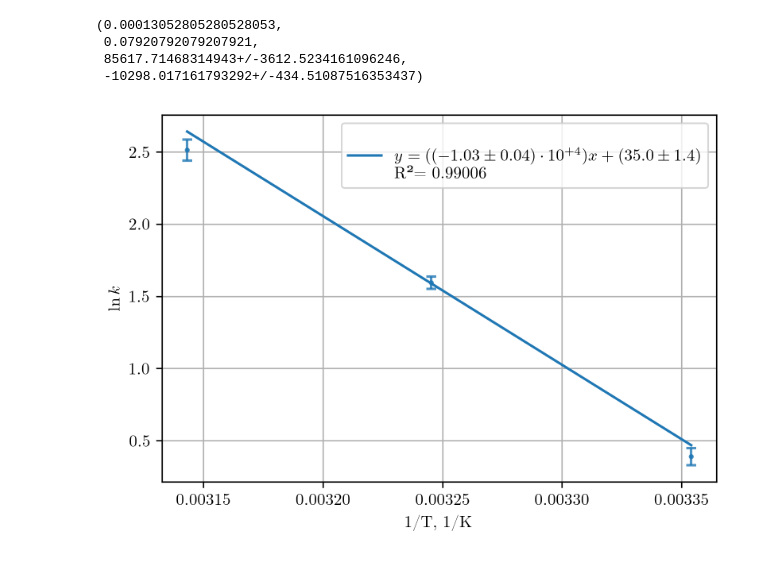
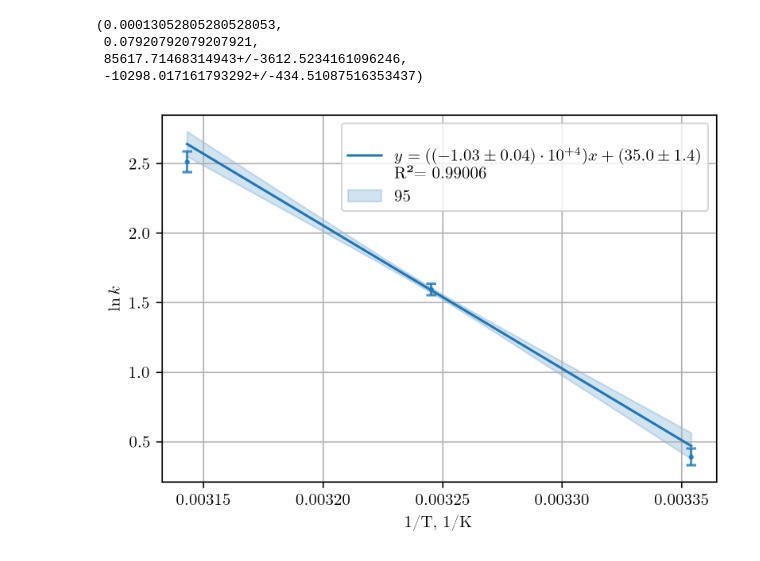
Before and after one commit to yaroslavsavateykin/notebooks, a Jupyter notebook: physha/prak3/prak3.ipynb, the cells around one changed output. Drawn from its saved outputs; the diff is of its cells as text; code cells hidden in the pictures.

```diff
--- a/physha/prak3/prak3.ipynb
+++ b/physha/prak3/prak3.ipynb
@@ -8,13 +8,15 @@ import os
 
 SAVE_DIR = "/home/yaroslav/vzlet_vault/Практикум/Кинетика каталитических реакций/"
 
-def savefig(name, path= "", fig=None, **kwargs):
+def savefig(name, path= "", fig=None, bbox_inches = None, **kwargs):
     os.makedirs(SAVE_DIR, exist_ok=True)
+    if bbox_inches is None:
+        bbox_inches = "tight"
     if fig is None:
         fig = plt.gcf()
     new_path = os.path.join(SAVE_DIR, name)
-    fig.savefig(new_path, **kwargs)
-    fig.savefig(os.path.join(".", path, name), **kwargs)
+    fig.savefig(new_path, bbox_inches = bbox_inches, **kwargs)
+    fig.savefig(os.path.join(".", path, name), bbox_inches = bbox_inches, **kwargs)
     #print(f"Saved: {path}")
 # %%
 
@@ -82,7 +84,7 @@ for i, df in enumerate(dfs):
 
     df2 = df  # [slices[i]]
     reg = UncRegression(df2.t_min, df2.x)
-    reg.plot(ax=ax2, label=f"{temps[i]}$^\\circ$C")
+    reg.plot(ax=ax2, label=f"{temps[i]}$^\\circ$C",show_band=True)
     ax2.set_xlabel("t, мин")
     ax2.set_ylabel("x, M")
 
@@ -96,28 +98,28 @@ savefig("x-t_prak3", fig = fig2, bbox_inches = "tight")
 # %%
 df = {"temp": temps, "r0": r0}
 df = pd.DataFrame(df)
 
 df.temp += 273.15
 df["k"] = df.r0 / (C0_ac * C0_hcl)
 
 df.to_csv("temp-r0_prak3.csv")
 
 reg = UncRegression(1 / df.temp, unc.unumpy.log(df.k))
 
 fig, ax = plt.subplots(figsize=(6,4), dpi =300)
 
-reg.plot(ax = ax)
+reg.plot(ax = ax, show_band=True)
 ax.set_xlabel("1/T, 1/K")
 ax.set_ylabel("$\\ln k$")
 
 savefig("lnk-1T_prak3", fig = fig, bbox_inches = "tight")
 
 Ea = -reg.coefs[0] * 8.314
 
 C0_ac, C0_hcl, Ea, reg.coefs[0]
 # %% [output]
 (0.00013052805280528053,
  0.07920792079207921,
  85617.71468314943+/-3612.5234161096246,
  -10298.017161793292+/-434.51087516353437)
-[figure, old version]
+[figure, new version]
```
Also changed, not shown: parts of 1 cell of this notebook, 40 other files.
